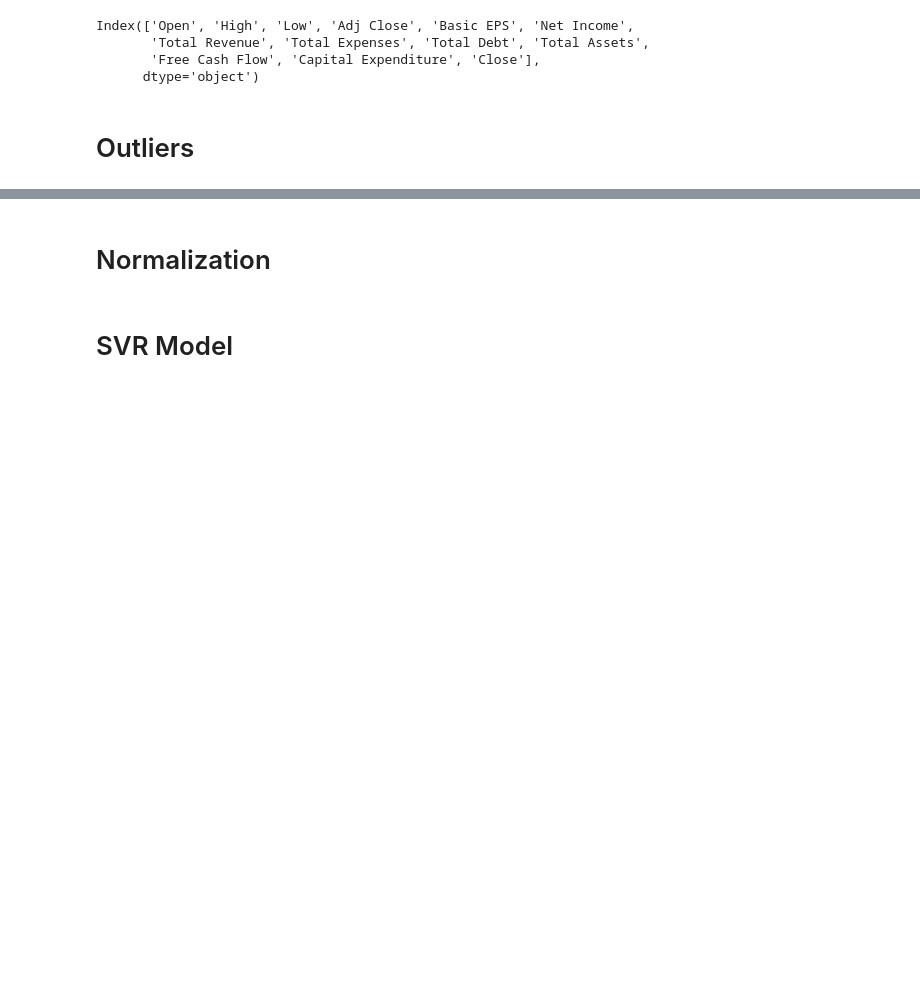
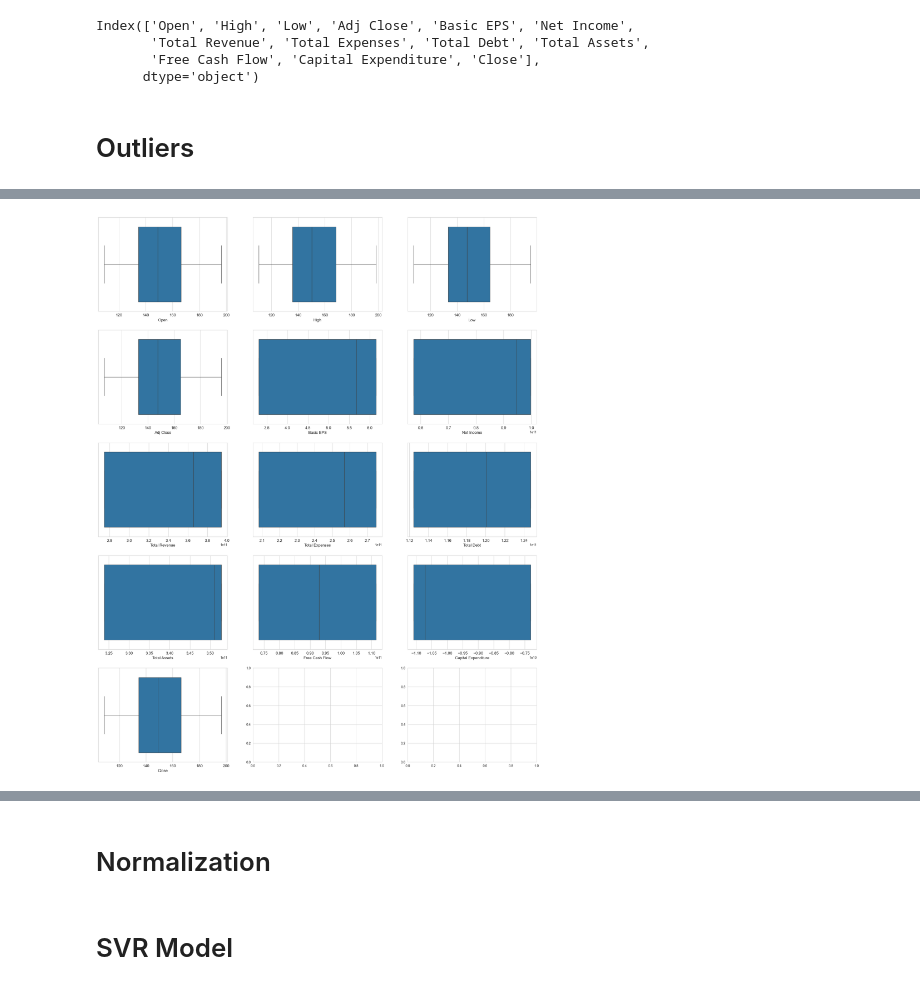
Before and after one commit to AdhamSakr/stockpredictor, a Jupyter notebook: eda/eda.ipynb, the cells around one changed output, grey strips where cells are left out. Saved outputs shown, nothing was run; the diff lists cells and outputs as text; code cells hidden in the pictures; blank space fills up the shorter version.

```diff
--- a/eda/eda.ipynb
+++ b/eda/eda.ipynb
@@ -487,8 +490,3 @@ Index(['Open', 'High', 'Low', 'Adj Close', 'Basic EPS', 'Net Income',
       dtype='object')
 # %% [markdown]
 # Outliers
-# %%
-# Boxplot before handling outliers
-for column in selected_stock_df:
-    fig, ax = plt.subplots(figsize=(18,1.5))
-    sns.boxplot(data=selected_stock_df, x=column)
@@ -508,0 +493,16 @@ for column in selected_stock_df:
+# %%
+i = 0
+sns.set_style('whitegrid')
+fig, ax = plt.subplots(5,3,figsize=(24,30))
+
+for column in selected_stock_df:
+    i += 1
+    plt.subplot(5,3,i)
+    sns.boxplot(data=selected_stock_df, x=column)
+    plt.xlabel(column, fontsize=12)
+    locs, labels = plt.xticks()
+    plt.tick_params(axis='both', which='major', labelsize=12)
+
+plt.show()
+# %% [output]
+[figure, added]
```
Also changed, not shown: parts of 47 cells of this notebook.
